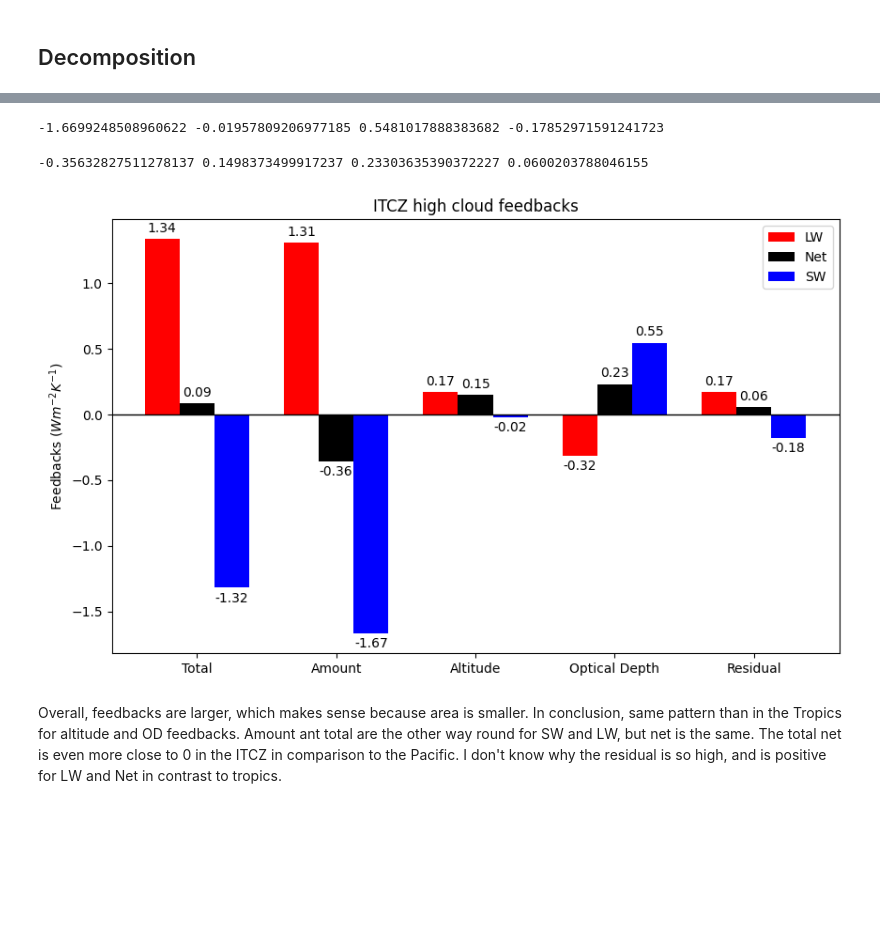
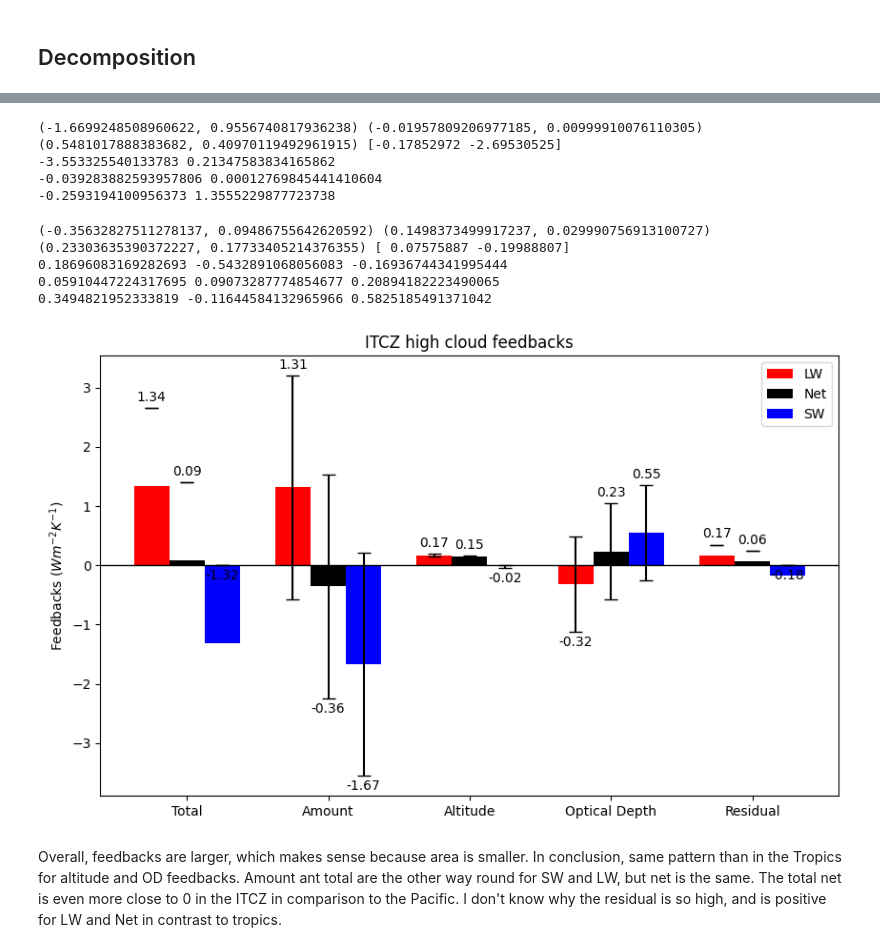
Before and after one commit to paula-rj/HighClouds, a Jupyter notebook: feedbacks.ipynb, the cells around one changed output, grey strips where cells are left out. Cells and saved outputs as stored; diff of their text form; code cells hidden in the pictures; blank space fills up the shorter version.

Commit message:
got right confidence intervals for tropics

```diff
--- a/feedbacks.ipynb
+++ b/feedbacks.ipynb
@@ -684,8 +867,21 @@ c_ITCZ = hc_feedbacks(area_itcz, swK_itcz, "opt")
 res_ITCZ = swfeed_itcz.sel(press=[4,5,6]).sum(["press", "opt"]).data - a_ITCZ-b_ITCZ-c_ITCZ
 
 print(a_ITCZ,b_ITCZ,c_ITCZ,res_ITCZ)
+
+# Confidence interval
+ci_a = t_value * a_ITCZ[1]
+print( a_ITCZ[0] - ci_a ,a_ITCZ[0]+ci_a)
+
+ci_b = t_value * b_ITCZ[1]
+print( b_ITCZ[0] - ci_b ,b_ITCZ[0]+ci_b)
+
+ci_c = t_value * c_ITCZ[1]
+print( c_ITCZ[0] - ci_c ,c_ITCZ[0]+ci_c)
 # %% [output]
--1.6699248508960622 -0.01957809206977185 0.5481017888383682 -0.17852971591241723
+(-1.6699248508960622, 0.9556740817936238) (-0.01957809206977185, 0.00999910076110305) (0.5481017888383682, 0.40970119492961915) [-0.17852972 -2.69530525]
+-3.553325540133783 0.21347583834165862
+-0.039283882593957806 0.00012769845441410604
+-0.2593194100956373 1.3555229877723738
 # %%
 #Net
 a_ITCZ = feedback_amount(area_itcz.sel(press=[4,5,6]), K_itcz.sel(press=[4,5,6]), gmst_anom_raghu)
@@ -697,8 +893,21 @@ c_ITCZ = hc_feedbacks(area_itcz, K_itcz, "opt")
 res_ITCZ = netfeed_itczr.sel(press=[4,5,6]).sum(["press", "opt"]).data - a_ITCZ-b_ITCZ-c_ITCZ
 
 print(a_ITCZ,b_ITCZ,c_ITCZ,res_ITCZ)
+
+# Confidence interval
+ci_a = t_value * a_ITCZ[1]
+print(ci_a, a_ITCZ[0] - ci_a ,a_ITCZ[0]+ci_a)
+
+ci_b = t_value * b_ITCZ[1]
+print(ci_b, b_ITCZ[0] - ci_b ,b_ITCZ[0]+ci_b)
+
+ci_c = t_value * c_ITCZ[1]
+print(ci_c, c_ITCZ[0] - ci_c ,c_ITCZ[0]+ci_c)
 # %% [output]
--0.35632827511278137 0.1498373499917237 0.23303635390372227 0.0600203788046155
+(-0.35632827511278137, 0.09486755642620592) (0.1498373499917237, 0.029990756913100727) (0.23303635390372227, 0.17733405214376355) [ 0.07575887 -0.19988807]
+0.18696083169282693 -0.5432891068056083 -0.16936744341995444
+0.05910447224317695 0.09073287774854677 0.20894182223490065
+0.3494821952333819 -0.11644584132965966 0.5825185491371042
 # %%
 decompos = ("Total", "Amount", "Altitude", "Optical Depth", "Residual")
 feeds_itcz = {
@@ -706,36 +915,63 @@ feeds_itcz = {
     'Net': (0.08656580758728014, -0.35632827511278137, 0.1498373499917237, 0.23303635390372227, 0.0600203788046155),
     'SW': (-1.319930870039883, -1.6699248508960622 ,-0.01957809206977185, 0.5481017888383682, -0.17852971591241723),
 }
+
+ci_lower = {
+    'LW': (0, -0.46744759591557394, 0.09668926981725452, -0.790968939353466, 0.0),
+    'Net': (-0.31919735759779033, -0.5432891068056083, 0.09073287774854677, -0.11644584132965966, 0.0),
+    'SW': (0,-3.553325540133783, -0.039283882593957806, -0.2593194100956373, 0.0),
+}
+ci_upper = {
+    'LW': (0, 3.0946407593573877, 0.24214162971124903, 0.16083801707464984, 0.0),
+    'Net': (0.5238059474427998, -0.16936744341995444, 0.20894182223490065, 0.5825185491371042, 0.0),
+    'SW': (0, 0.21347583834165862, 0.00012769845441410604, 1.3555229877723738, 0.0),
+}
+
 
 colors = {
     'LW': 'red',
     'Net': 'black',
     'SW': 'blue'
 }
 
 x = np.arange(len(decompos))  # the label locations
 width = 0.25  # the width of the bars
 multiplier = 0
 
 fig, ax = plt.subplots(figsize=(10,6))
 
 for attribute, measurement in feeds_itcz.items():
     offset = width * multiplier
-    rects = ax.bar(x + offset, measurement, width, label=attribute,  color=colors[attribute]) #yerr=error_values, capsize=5
+
+    # Calculate asymmetric error bars
+    #lower_errors = [m - ci for m, ci in zip(measurement, ci_lower[attribute])]
+    #upper_errors = [ci - m for m, ci in zip(measurement, ci_upper[attribute])]
+    #yerr_values = (lower_errors, upper_errors)
+
+    rects = ax.bar(x + offset, measurement, width, label=attribute, yerr=yerr_values, capsize=5, color=colors[attribute])
+
+    for i, rect in enumerate(rects):
+        lower_bound = ci_lower[attribute][i]
+        upper_bound = ci_upper[attribute][i]
+
+        #if lower_bound <= 0 <= upper_bound:  # Not significant # Only apply to LW bars
+        #    rect.set_facecolor('none')  # Remove filling for the first bar
+        #    rect.set_edgecolor('red')
+
     ax.bar_label(rects, labels=[f"{value:.2f}" for value in measurement], padding=3)
     multiplier += 1
 
 # Add some text for labels, title and custom x-axis tick labels, etc.
 ax.set_ylabel(r'Feedbacks ($Wm^{-2}K^{-1}$)')
 ax.set_title('ITCZ high cloud feedbacks')
 ax.legend(loc='upper right')
 ax.set_xticks(x + width)
 ax.set_xticklabels(["Total", "Amount", "Altitude", "Optical Depth", "Residual"])
 ax.axhline(0, color="black", linewidth=1)
 
 plt.show()
 # %% [output]
-[figure, old version]
+[figure, new version]
 # %% [markdown]
 Overall, feedbacks are larger, which makes sense because area is smaller. In conclusion, same pattern than in the Tropics for altitude and OD feedbacks. Amount ant total are the other way round for SW and LW, but net is the same. The total net is even more close to 0 in the ITCZ in comparison to the Pacific.
 I don't know why the residual is so high, and is positive for LW and Net in contrast to tropics.
```
Also changed, not shown: parts of 54 cells of this notebook.
